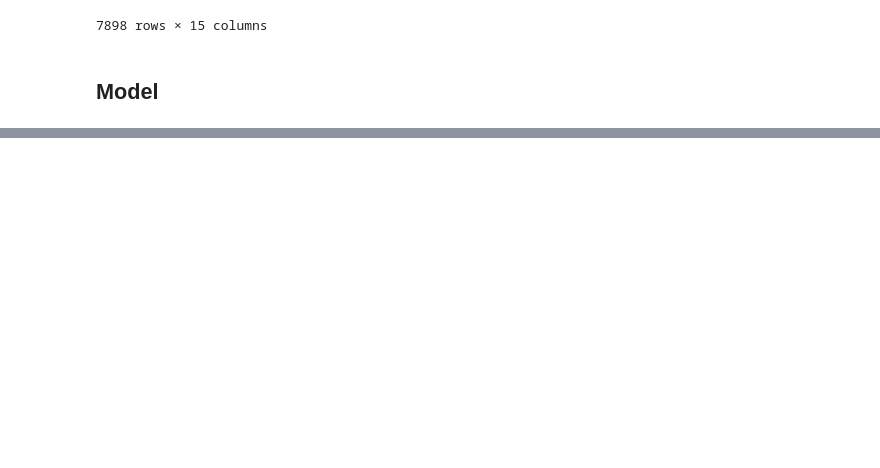
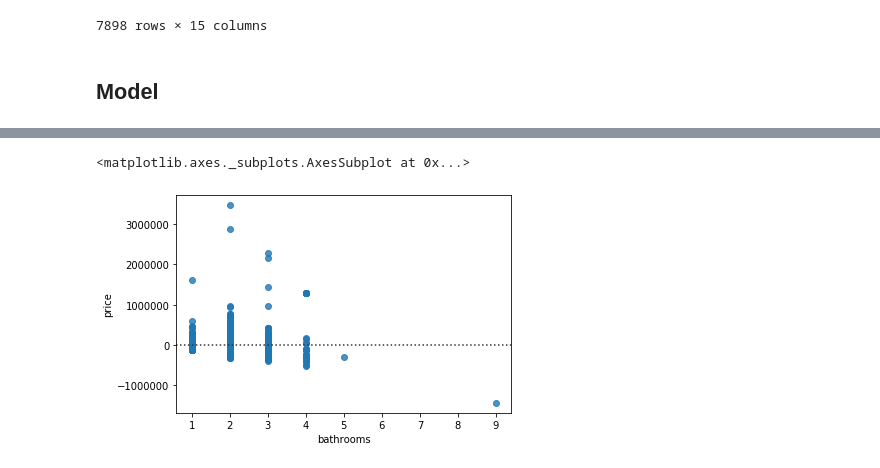
Before and after one commit to justinwyq/sg_property_prices, a Jupyter notebook: model/Property Price Analysis.ipynb, the cells around one changed output, grey strips where cells are left out. Saved outputs shown, nothing was run; the diff lists cells and outputs as text; code cells hidden in the pictures; blank space fills up the shorter version.

Commit message:
initial regression model

```diff
--- a/model/Property Price Analysis.ipynb
+++ b/model/Property Price Analysis.ipynb
@@ -274,2 +249,4 @@ df
 # %%
 df.loc[:,'floor_type'] = df['district'].apply(extract_floor_type_from_address)
+# %%
+df.loc[:,'floor'] = df['district'].apply(extract_floor_from_address)
@@ -275,0 +273,2 @@ df.loc[:,'floor_type'] = df['district'].apply(extract_floor_type_from_address)
+# %%
+df.loc[:,'district'] = df['district'].apply(lambda x: re.findall('(D\d+)',x)[0] if re.search('(D\d+)',x) else np.nan)
@@ -544,0 +583,6 @@ lin_reg = LinearRegression()
+# %%
+hdb_district_dummies = pd.get_dummies(hdb_df['district'], prefix = 'district')
+hdb_model_df = pd.concat([hdb_df, hdb_district_dummies], axis=1)
+hdb_model_df = hdb_model_df.drop(['address','amenities','description','details','lease','link','name','property_type','psf_price','district','floor_type','floor'],axis=1)
+# %%
+hdb_model_df = hdb_model_df.dropna()
@@ -545,3 +641,8 @@ lin_reg = LinearRegression()
+# %%
+sns.residplot(x='bathrooms',y='price',data=hdb_model_df)
+# %% [output]
+<matplotlib.axes._subplots.AxesSubplot at 0x...>
+[figure, added]
 # %%
 # print(__doc__)
 
```
Also changed, not shown: parts of 21 cells of this notebook.
